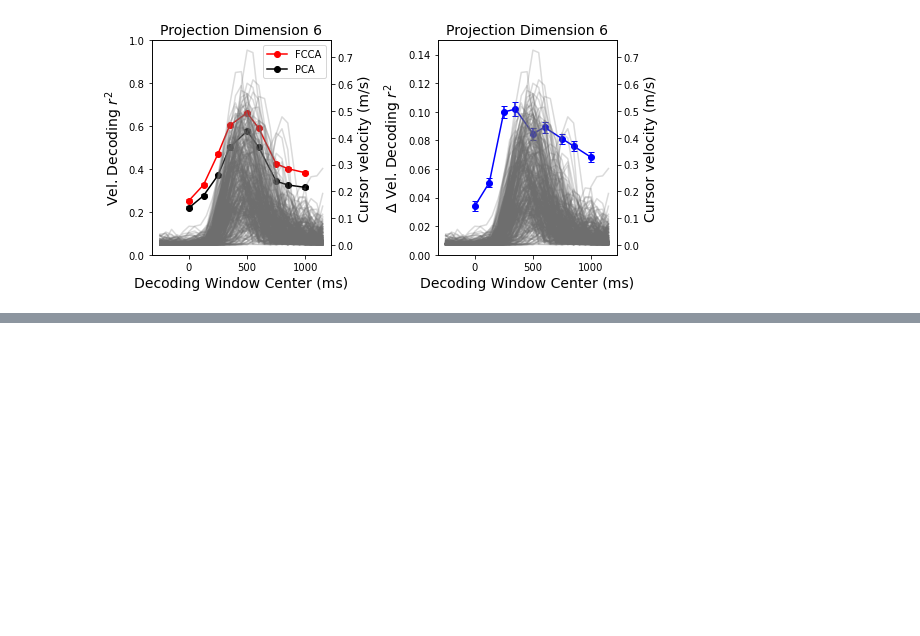
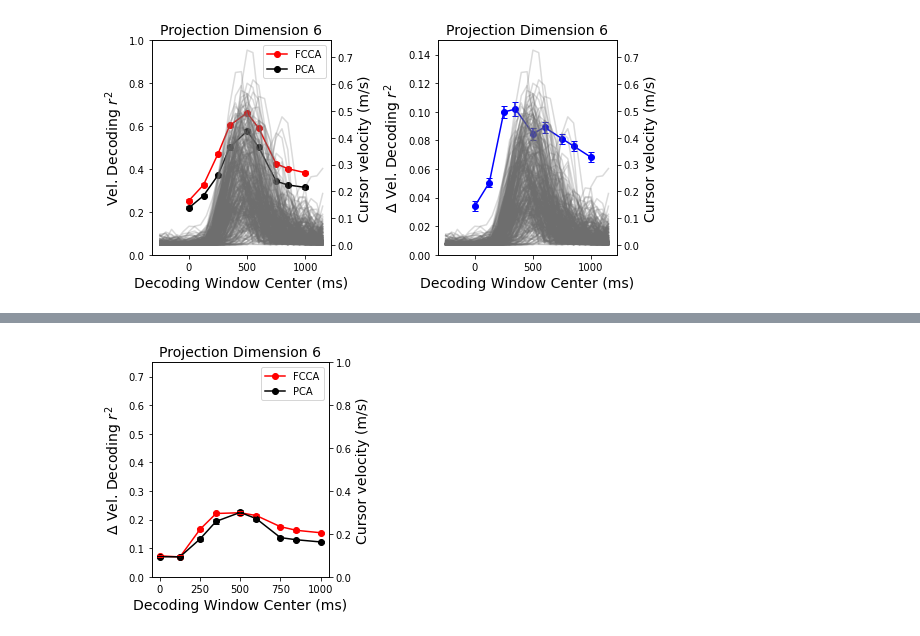
Before and after one commit to BouchardLab/FCCA_analysis, a Jupyter notebook: notebooks/intermediate/decoding_vs_t.ipynb, the cells around one changed output, grey strips where cells are left out. Drawn from its saved outputs; the diff is of its cells as text; code cells hidden in the pictures; blank space fills up the shorter version.

```diff
--- a/notebooks/intermediate/decoding_vs_t.ipynb
+++ b/notebooks/intermediate/decoding_vs_t.ipynb
@@ -566,2 +390,0 @@ df.iloc[0]['r2'].shape
-# %%
-df_ = apply_df_filters(df, error_thresh=1, error_op='le', filter_type=0, q=0, op='le')
@@ -1103,3 +390,0 @@ data_file = data_files[df1.iloc[0]['didx']]
-# %%
-dat = load_sabes('/mnt/Secondary/data/sabes/%s' % data_file)
-dat = reach_segment_sabes(dat, start_times[data_file.split('.mat')[0]])
@@ -1123,15 +390,0 @@ for i in range(reaches1.shape[0]):
-# %%
-fig, ax = plt.subplots(1, 2, figsize=(8, 4))
-for i in range(reaches1.shape[0]):
-    z = z1[i] - z1[i][0]
-    ax[0].plot(z[:, 0], z[:, 1], color='k', alpha=0.25)
-    z = z2[i] - z2[i][0]
-    ax[1].plot(z[:, 0], z[:, 1], color='k', alpha=0.25)
-    ax[0].set_xlim([-105, 105])
-    ax[0].set_ylim([-105, 105])
-
-    ax[1].set_xlim([-105, 105])
-    ax[1].set_ylim([-105, 105])
-    ax[0].set_xlabel('X (mm)', fontsize=12)
-    ax[0].set_ylabel('Y (mm)', fontsize=12)
-fig.savefig('/home/akumar/nse/neural_control/figs/decodingvtsummary/longvshortreaches.pdf')
@@ -2097,0 +1388,70 @@ fig.savefig('/home/akumar/nse/neural_control/figs/decodingvtsummary/final.pdf',
+# %%
+# Plotting paired differences between the methods and their marginal variants
+
+fig, ax = plt.subplots(figsize=(4, 4))
+
+windows = dvt_df.iloc[0]['window'][0:9]
+window_centers = np.mean(windows, axis=1)
+
+true_dimvals = np.array([2, 6, 10, 15])
+df_ = apply_df_filters(dvt_df, error_thresh=1, error_op='le', filter_type=0, q=0, op='le', dim=1)
+df2_ = apply_df_filters(dvt_df_marginal, error_thresh=1, error_op='le', filter_type=0, q=0, op='le', dim=1)
+
+a = ax.twinx()
+
+# Filter transition times by those that survived all windows ()
+d = apply_df_filters(df_, didx=data_idx)
+error_filter = d.iloc[0]['error_filter']
+reach_filter = d.iloc[0]['reach_filter']
+window_filter = d.iloc[0]['window_filter']
+
+# Intersection
+transition_times = np.array(dat['transition_times'])[error_filter][reach_filter][window_filter]
+
+for tt in transition_times[::2]:
+    vel = np.linalg.norm(np.diff(dat['behavior'][tt[0] - 5:tt[0] + 25], axis=0), axis=1)/(1e3 * 0.05)
+    #a.plot(50 * np.arange(-5, 24), vel, color='#6e6e6e', alpha=0.25, zorder=0)
+    a.set_ylabel('Cursor velocity (m/s)', fontsize=14)
+
+r2f = []
+r2p = []
+
+r2fm = []
+r2pm = []
+
+
+for j in range(df_.shape[0]):
+    r2f.append(df_.iloc[j]['r2'][:, 1, 1])
+    r2p.append(df_.iloc[j]['r2'][:, 0, 1])
+
+for j in range(df2_.shape[0]):
+    r2fm.append(df2_.iloc[j]['r2'][:, 1, 1])
+    r2pm.append(df2_.iloc[j]['r2'][:, 0, 1])
+
+
+r2f = np.array(r2f).T
+r2p = np.array(r2p).T
+
+r2fm = np.array(r2fm).T
+r2pm = np.array(r2pm).T
+
+
+ax.errorbar(50 * window_centers, [np.mean(r1 - r2) for (r1, r2) in zip(r2f, r2fm)],
+                    [np.std(r1 - r2)/np.sqrt(r1.shape[0]) for (r1, r2) in zip(r2f, r2fm)], linestyle='', capsize=3, color='r', zorder=5)
+ax.errorbar(50 * window_centers, [np.mean(r1 - r2) for (r1, r2) in zip(r2p, r2pm)],
+                    [np.std(r1 - r2)/np.sqrt(r1.shape[0]) for (r1, r2) in zip(r2p, r2pm)], linestyle='', capsize=3, color='k', zorder=5)
+
+ax.plot(50 * window_centers, [np.mean(r1 - r2) for (r1, r2) in zip(r2f, r2fm)], '-o', color='r', zorder=4)
+ax.plot(50 * window_centers, [np.mean(r1 - r2) for (r1, r2) in zip(r2p, r2pm)], '-o', color='k', zorder=4)
+
+
+ax.set_ylim([0, 0.75])
+ax.set_ylabel(r'$\Delta$'  + ' Vel. Decoding ' + r'$r^2$', fontsize=14)
+ax.set_xlabel('Decoding Window Center (ms)', fontsize=14)
+ax.set_title('Projection Dimension 6', fontsize=14)
+
+ax.legend(['FCCA', 'PCA'])
+fig.tight_layout()
+# fig.savefig('/home/akumar/nse/neural_control/figs/decodingvtsummary/final.pdf', bbox_inches='tight', pad_inches=0)
+# %% [output]
+[figure, added]
```
Also changed, not shown: parts of 66 cells of this notebook, 17 other files.
